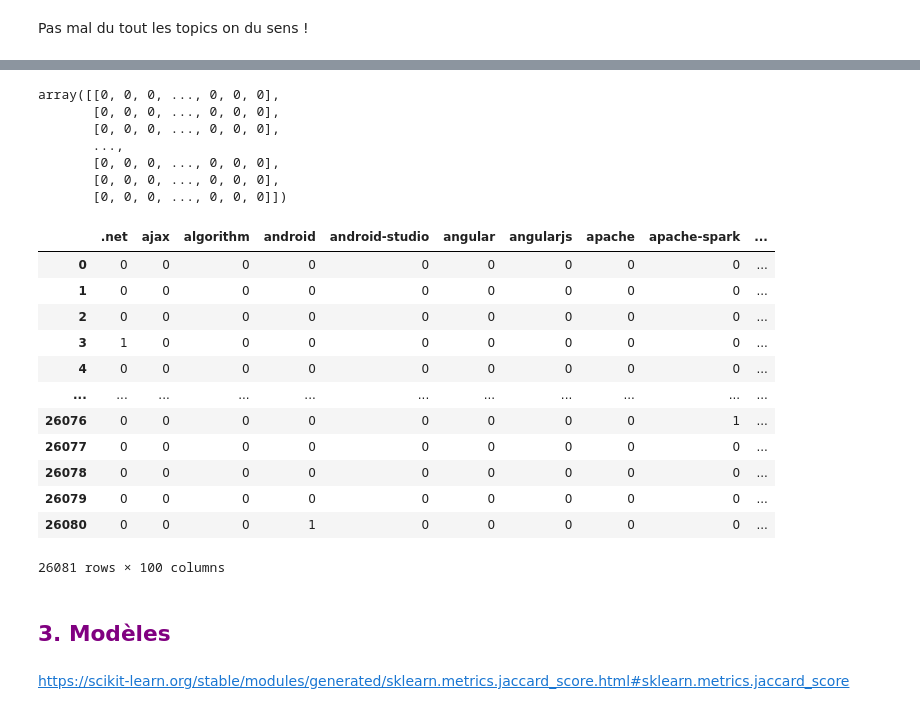
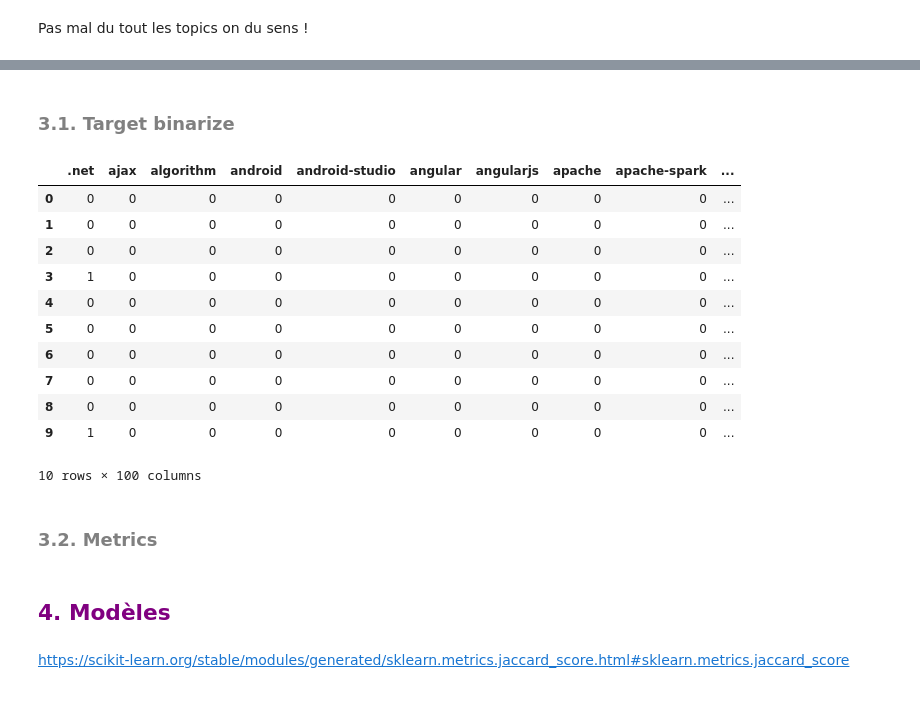
Before and after one commit to hurvoya/05---categorisation-question, a Jupyter notebook: Nettoyage_test_1.ipynb, the cells around one changed output, grey strips where cells are left out. Saved outputs shown, nothing was run; the diff lists cells and outputs as text; code cells hidden in the pictures.

```diff
--- a/Nettoyage_test_1.ipynb
+++ b/Nettoyage_test_1.ipynb
@@ -1387,10 +1482,0 @@ y_bin = multilabel_binarizer.fit_transform(y)
-# %%
-y_bin
-# %% [output]
-array([[0, 0, 0, ..., 0, 0, 0],
-       [0, 0, 0, ..., 0, 0, 0],
-       [0, 0, 0, ..., 0, 0, 0],
-       ...,
-       [0, 0, 0, ..., 0, 0, 0],
-       [0, 0, 0, ..., 0, 0, 0],
-       [0, 0, 0, ..., 0, 0, 0]])
@@ -1399,16 +1482,0 @@ df_ybin = pd.DataFrame(multilabel_binarizer.fit_transform(y),columns=multilabel_
-# %%
-df_ybin
-# %% [output]
-|  | .net | ajax | algorithm | android | android-studio | angular | angularjs | apache | apache-spark | ... |
-| 0 | 0 | 0 | 0 | 0 | 0 | 0 | 0 | 0 | 0 | ... |
-| 1 | 0 | 0 | 0 | 0 | 0 | 0 | 0 | 0 | 0 | ... |
-| 2 | 0 | 0 | 0 | 0 | 0 | 0 | 0 | 0 | 0 | ... |
-| 3 | 1 | 0 | 0 | 0 | 0 | 0 | 0 | 0 | 0 | ... |
-| 4 | 0 | 0 | 0 | 0 | 0 | 0 | 0 | 0 | 0 | ... |
-| ... | ... | ... | ... | ... | ... | ... | ... | ... | ... | ... |
-| 26076 | 0 | 0 | 0 | 0 | 0 | 0 | 0 | 0 | 1 | ... |
-| 26077 | 0 | 0 | 0 | 0 | 0 | 0 | 0 | 0 | 0 | ... |
-| 26078 | 0 | 0 | 0 | 0 | 0 | 0 | 0 | 0 | 0 | ... |
-| 26079 | 0 | 0 | 0 | 0 | 0 | 0 | 0 | 0 | 0 | ... |
-| 26080 | 0 | 0 | 0 | 1 | 0 | 0 | 0 | 0 | 0 | ... |
-26081 rows × 100 columns
@@ -1416,0 +1483,36 @@ X_train, X_test, y_train, y_test = train_test_split(X_bigram, y_bin, test_size =
+# %% [markdown]
+### <font color = grey>3.1. Target binarize</font>
+# %%
+#Define y
+y = df['Tags']
+
+#Replace [, ], and '
+y=y.str.replace("[","")
+y=y.str.replace("]","")
+y=y.str.replace("'","")
+
+#Create list of list
+y = y.str.split(', ')
+
+#Binarize y
+multilabel_binarizer = MultiLabelBinarizer()
+y_bin = multilabel_binarizer.fit_transform(y)
+
+#Create a dataframe for vizualisation
+df_ybin = pd.DataFrame(multilabel_binarizer.fit_transform(y),columns=multilabel_binarizer.classes_)
+df_ybin.head(10)
+# %% [output]
+|  | .net | ajax | algorithm | android | android-studio | angular | angularjs | apache | apache-spark | ... |
+| 0 | 0 | 0 | 0 | 0 | 0 | 0 | 0 | 0 | 0 | ... |
+| 1 | 0 | 0 | 0 | 0 | 0 | 0 | 0 | 0 | 0 | ... |
+| 2 | 0 | 0 | 0 | 0 | 0 | 0 | 0 | 0 | 0 | ... |
+| 3 | 1 | 0 | 0 | 0 | 0 | 0 | 0 | 0 | 0 | ... |
+| 4 | 0 | 0 | 0 | 0 | 0 | 0 | 0 | 0 | 0 | ... |
+| 5 | 0 | 0 | 0 | 0 | 0 | 0 | 0 | 0 | 0 | ... |
+| 6 | 0 | 0 | 0 | 0 | 0 | 0 | 0 | 0 | 0 | ... |
+| 7 | 0 | 0 | 0 | 0 | 0 | 0 | 0 | 0 | 0 | ... |
+| 8 | 0 | 0 | 0 | 0 | 0 | 0 | 0 | 0 | 0 | ... |
+| 9 | 1 | 0 | 0 | 0 | 0 | 0 | 0 | 0 | 0 | ... |
+10 rows × 100 columns
+# %% [markdown]
+### <font color = grey>3.2. Metrics</font>
@@ -1417,2 +1530,2 @@ X_train, X_test, y_train, y_test = train_test_split(X_bigram, y_bin, test_size =
 # %% [markdown]
-## <font color = purple>3. Modèles</font>
+## <font color = purple>4. Modèles</font>
```
Also changed, not shown: parts of 101 cells of this notebook, 1 other file.
